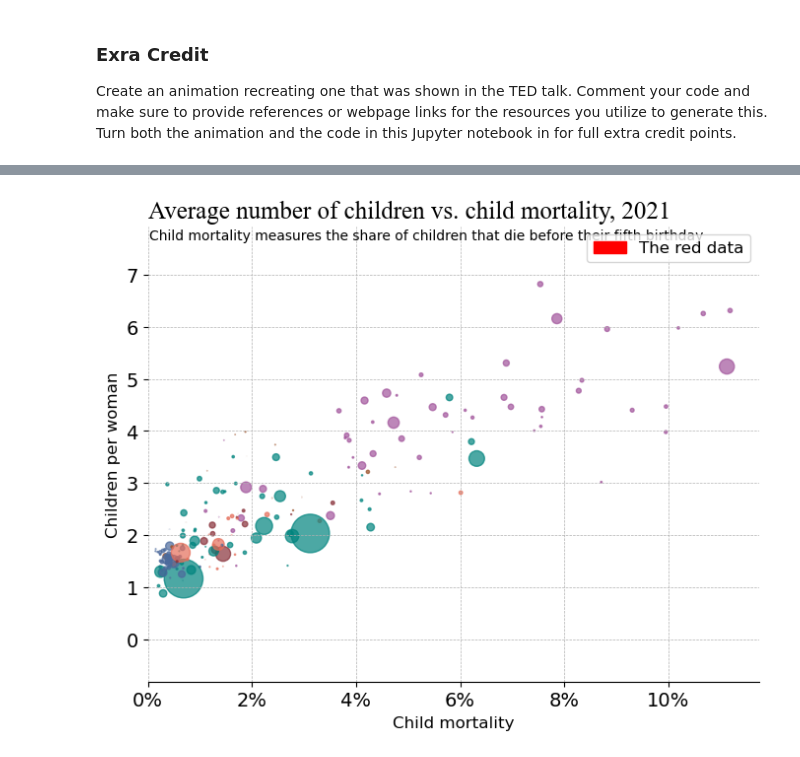
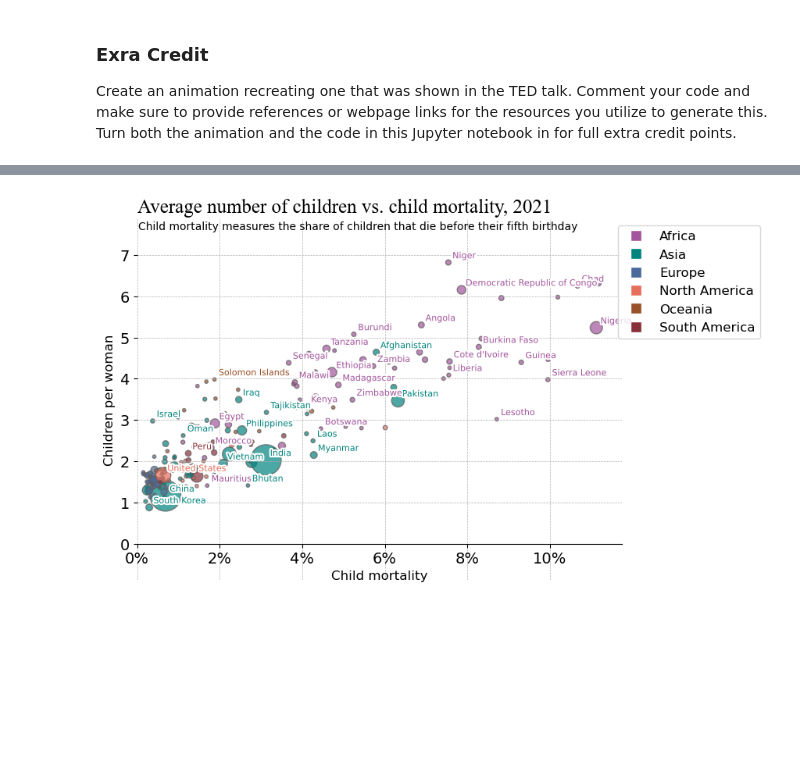
Before and after one commit to Amoac/Research, a Jupyter notebook: Sarah/Jupiter_Notebooks/Machine Learning Stuff/Discussion1.ipynb, the cells around one changed output, grey strips where cells are left out. Saved outputs shown, nothing was run; the diff lists cells and outputs as text; code cells hidden in the pictures; blank space fills up the shorter version.

```diff
--- a/Sarah/Jupiter_Notebooks/Machine Learning Stuff/Discussion1.ipynb
+++ b/Sarah/Jupiter_Notebooks/Machine Learning Stuff/Discussion1.ipynb
@@ -583,39 +577,110 @@ fig, ax = plt.subplots(figsize=(8, 6))
 x = df_2021['Child mortality rate - Sex: all - Age: 0-4 - Variant: estimates']
 y = df_2021['Fertility rate - Sex: all - Age: all - Variant: estimates']
 
-volume = (pop - np.min(pop)) / (np.max(pop) - np.min(pop))*800 #makes the data markers reflect population size
+volume = (pop - np.min(pop)) / (np.max(pop) - np.min(pop))*800+10 #makes the data markers reflect population size
 #close = 0.003 * pop[:-2] / 0.003 * pop[:-2]
 
-ax.scatter(x, y, s=volume,c=color,label='2021', alpha=.7)
+ax.scatter(x, y, s=volume,c=color,label='2021',edgecolors='#605c5c', alpha=.7)
+
 
 font = {'size'   : 12}    # default font size
 plt.rc('font', **font)
 plt.rc('xtick', labelsize=14)
 plt.rc('ytick', labelsize=14)
 
 plt.xlabel('Child mortality')
 plt.ylabel('Children per woman')
 plt.grid(linestyle = '--', linewidth = 0.5)
 plt.axis('equal')
 
-#removing the spines of the graph
+#Datapoint Labels From Nico
+j=0 #Define j for calling correct colors later
+for i in df_2021['Entity'].index: #Use index to get index numbers in dataframe
+    if df_2021['Entity'][i]=='South Korea'\
+    or df_2021['Entity'][i]=='China'\
+    or df_2021['Entity'][i]=='United States'\
+    or df_2021['Entity'][i]=='Morocco'\
+    or df_2021['Entity'][i]=='Israel'\
+    or df_2021['Entity'][i]=='Mayotte'\
+    or df_2021['Entity'][i]=='French Guiana'\
+    or df_2021['Entity'][i]=='Solomon Islands'\
+    or df_2021['Entity'][i]=='Oman'\
+    or df_2021['Entity'][i]=='Peru'\
+    or df_2021['Entity'][i]=='Mauritius'\
+    or df_2021['Entity'][i]=='British Virgin Islands'\
+    or df_2021['Entity'][i]=='Bhutan'\
+    or df_2021['Entity'][i]=='Vietnam'\
+    or df_2021['Entity'][i]=='Egypt'\
+    or df_2021['Entity'][i]=='Iraq'\
+    or df_2021['Entity'][i]=='Tajikistan'\
+    or df_2021['Entity'][i]=='Philippines'\
+    or df_2021['Entity'][i]=='India'\
+    or df_2021['Entity'][i]=='Laos'\
+    or df_2021['Entity'][i]=='Myanmar'\
+    or df_2021['Entity'][i]=='Botswana'\
+    or df_2021['Entity'][i]=='Kenya'\
+    or df_2021['Entity'][i]=='Malawi'\
+    or df_2021['Entity'][i]=='Senegal'\
+    or df_2021['Entity'][i]=='Tanzania'\
+    or df_2021['Entity'][i]=='Ethiopia'\
+    or df_2021['Entity'][i]=='Madagascar'\
+    or df_2021['Entity'][i]=='Zimbabwe'\
+    or df_2021['Entity'][i]=='Burundi'\
+    or df_2021['Entity'][i]=='Afghanistan'\
+    or df_2021['Entity'][i]=='Zambia'\
+    or df_2021['Entity'][i]=='Pakistan'\
+    or df_2021['Entity'][i]=='Angola'\
+    or df_2021['Entity'][i]=="Cote d'Ivoire"\
+    or df_2021['Entity'][i]=='Liberia'\
+    or df_2021['Entity'][i]=='Niger'\
+    or df_2021['Entity'][i]=='Democratic Republic of Congo'\
+    or df_2021['Entity'][i]=='Burkina Faso'\
+    or df_2021['Entity'][i]=='Lesotho'\
+    or df_2021['Entity'][i]=='Chad'\
+    or df_2021['Entity'][i]=='Nigeria'\
+    or df_2021['Entity'][i]=='Guinea'\
+    or df_2021['Entity'][i]=='Sierra Leone': #All contries in or list will be labeled
+        plt.annotate(df_2021['Entity'][i], (x[i]+.1, y[i]+.1), fontsize=8, c=color[j],path_effects=[PathEffects.withStroke(linewidth=3,foreground="w")]) #text highlight from Biviana
+    j+=1 #increment j to keep track of position in lists, for color
+#got the bbox code from https://matplotlib.org/stable/api/_as_gen/matplotlib.patches.FancyBboxPatch.html#matplotlib.patches.FancyBboxPatch
+
+#Removing spines and positioning
 ax.spines['top'].set_visible(False)
 ax.spines['right'].set_visible(False)
-ax.spines['left'].set_visible(False)
+ax.spines['left'].set_visible(False)  # Move the left spine to the zero position
+ax.spines['bottom'].set_position('zero')  # Move the bottom spine to the zero position
 
-ax.set_ylim(ymin=0)
+#ax.xaxis.set_major_formatter(mtick.FuncFormatter(no_percentage_formatter))
+
+ax.set_ylim(0,7)
 ax.set_xlim(xmin=0)
 
 ax.xaxis.set_major_formatter(mtick.PercentFormatter(decimals=0))#add the '%' symbol to the bottom axis
-plt.legend(fontsize=12, loc='upper right')
-red_patch = mpatches.Patch(color='red', label='The red data')
-ax.legend(handles=[red_patch])
 
+##### Code for legend colors from Biviana
 
+continent_colors = {
+    'Africa': '#a2559c',
+    'Asia': '#00847d',
+    'Europe': '#4b6a9c',
+    'North America': '#e56f5a',
+    'Oceania': '#9a5129',
+    'South America': '#883039' }
+#####
+
+##### Code for legend from Hamad
+
+plt.legend(title='Continent')
+plt.legend(fontsize=12, loc='upper left')
+handles = [plt.Line2D([0], [0], marker="s", color='w', label=continent, markersize=10, markerfacecolor=color)
+           for continent, color in continent_colors.items()]##https://matplotlib.org/stable/api/markers_api.html
+plt.legend(handles=handles, fontsize=12, loc='upper right', bbox_to_anchor=(1.3, 1),
+          fancybox=True, shadow=False)
+#####
 plt.title('Average number of children vs. child mortality, 2021',fontname='Times New Roman', fontsize=18,loc='left')
 plt.annotate('Child mortality measures the share of children that die before their fifth birthday'
              , xy=(0.455, .97), xycoords='axes fraction', fontsize=10, ha='center')
 
 plt.show()
 # %% [output]
-[figure, old version]
+[figure, new version]
```
Also changed, not shown: parts of 4 cells of this notebook.
